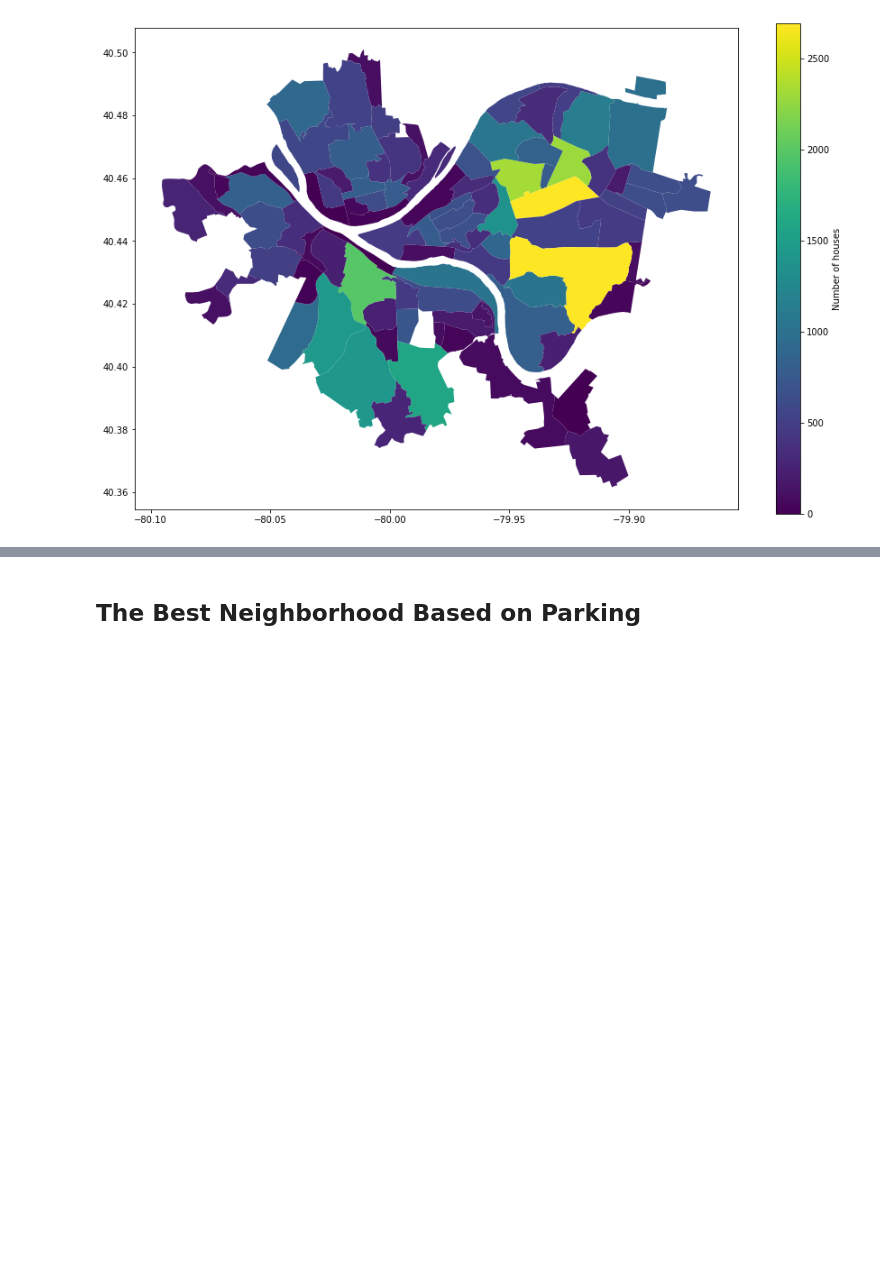
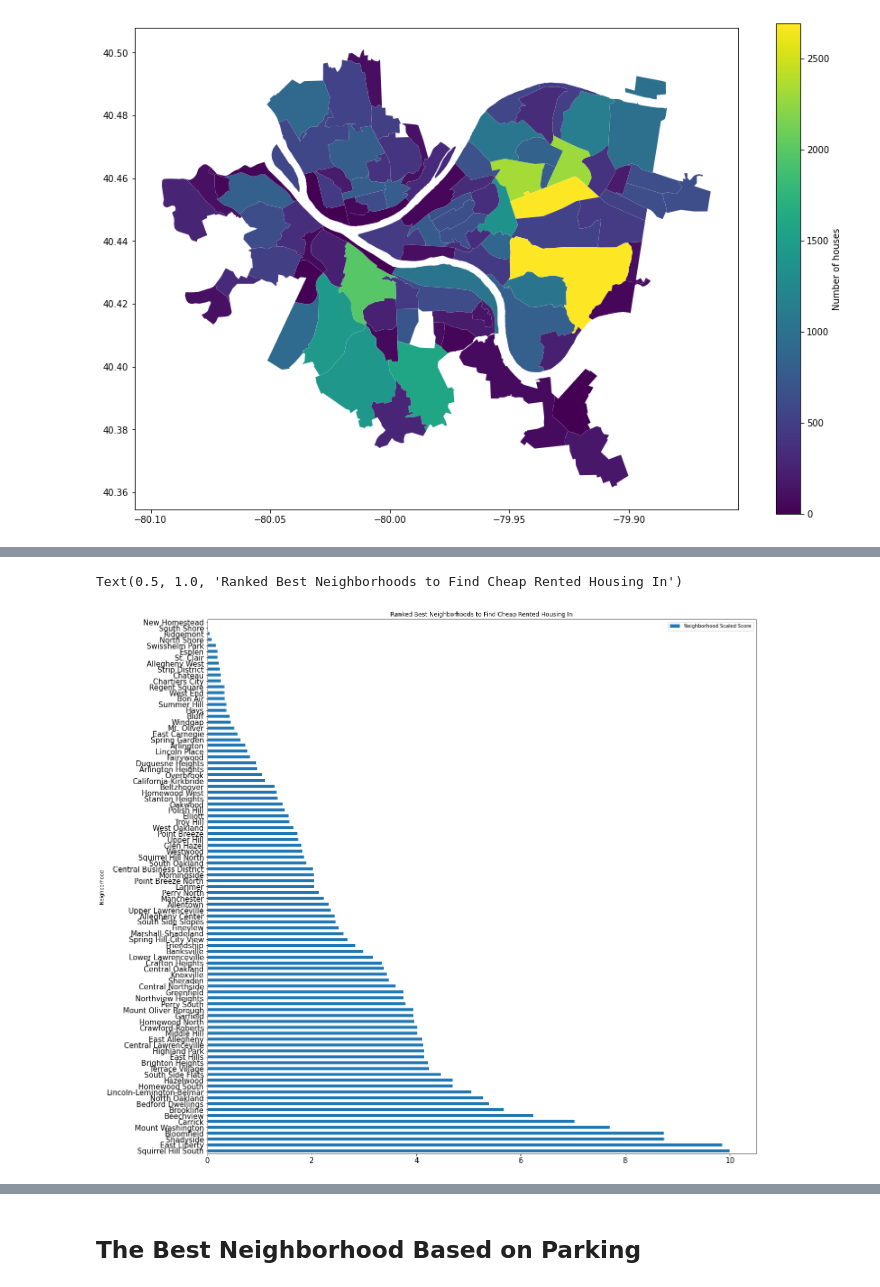
Before and after one commit to mark-sheffield/Final-Project, a Jupyter notebook: PresentationNotebook.ipynb, the cells around one changed output, grey strips where cells are left out. Drawn from its saved outputs; the diff is of its cells as text; code cells hidden in the pictures; blank space fills up the shorter version.

```diff
--- a/PresentationNotebook.ipynb
+++ b/PresentationNotebook.ipynb
@@ -142,0 +185,29 @@ Based on the data concerning rent prices, balancing both the average price and t
+# %%
+neighborhood_score = []
+score = 0
+
+for index, row in contract_rent_woMOE.iterrows():
+    if row["Average Price in Neighborhood"] != 0:
+        score = float(row["homes under $1000"]) / float(row["Average Price in Neighborhood"])
+    #print("The score in " + index + " is " + str(score))
+    neighborhood_score.append(score)
+
+contract_rent_woMOE["Neighborhood Score"] = neighborhood_score
+
+highest_score = float(contract_rent_woMOE.loc["Squirrel Hill South" , "Neighborhood Score"])
+scaled_scores = []
+
+for index, row in contract_rent_woMOE.iterrows():
+    scaled_score = (float(row["Neighborhood Score"]) / highest_score) * 10
+    scaled_scores.append(scaled_score)
+
+contract_rent_woMOE["Neighborhood Scaled Score"] = scaled_scores
+# %%
+contract_rent_woMOE["Neighborhood Scaled Score"].sort_values(ascending = False).plot.barh(figsize = (20, 20))
+plt.legend(bbox_to_anchor=(1,1))
+plt.xticks(fontsize = 15)
+plt.yticks(fontsize = 15)
+plt.title("Ranked Best Neighborhoods to Find Cheap Rented Housing In")
+# %% [output]
+Text(0.5, 1.0, 'Ranked Best Neighborhoods to Find Cheap Rented Housing In')
+[figure, added]
```
Also changed, not shown: parts of 13 cells of this notebook.
